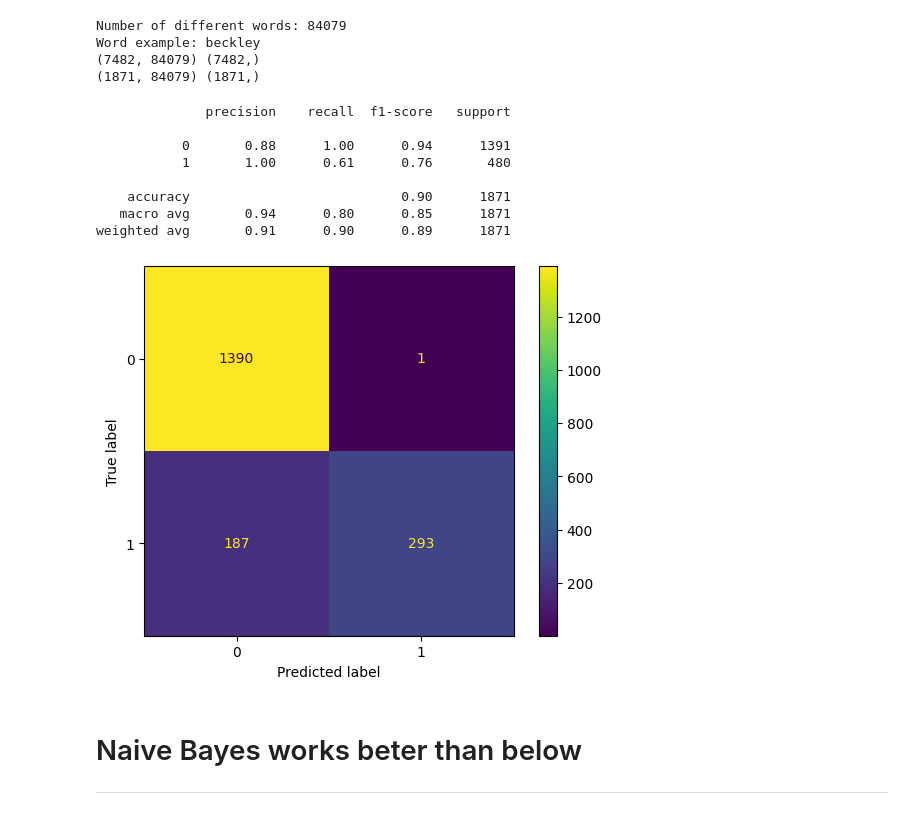
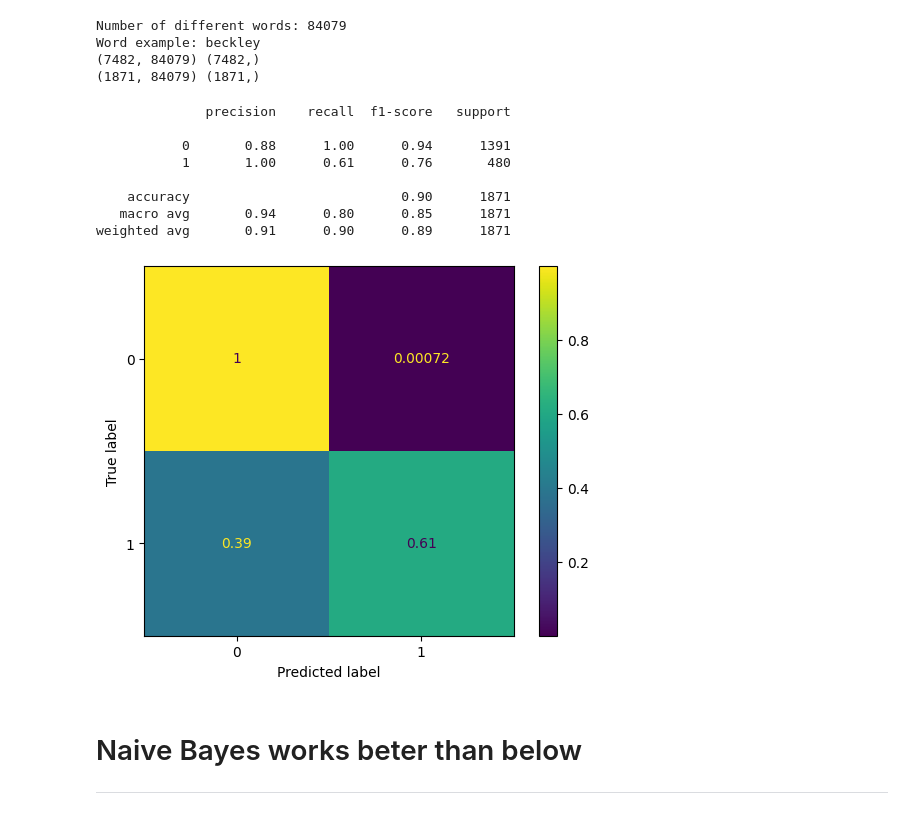
Before and after one commit to ahosk/qtw_smu, a Jupyter notebook: Case Study 3: Clustering/Notebooks/CS3.ipynb, the cells around one changed output. Cells and saved outputs as stored; diff of their text form; code cells hidden in the pictures.

```diff
--- a/Case Study 3: Clustering/Notebooks/CS3.ipynb
+++ b/Case Study 3: Clustering/Notebooks/CS3.ipynb
@@ -182,33 +182,33 @@ Word example: beckley
 # %%
 from sklearn.naive_bayes import MultinomialNB
 from sklearn.metrics import completeness_score
 from sklearn.metrics import accuracy_score,ConfusionMatrixDisplay,classification_report
 # Create classifier.
 clf = MultinomialNB()
 
 # Fit the classifier on the training features and labels.
 clf.fit(X_train, y_train)
 
 # Make prediction - Store predictions in a list named pred.
 pred = clf.predict(X_test)
 
 #print(completeness_score(y_test,pred))
 # Calculate the accuracy on the test data.
 #print("Accuracy: {}".format(clf.score(X_test, y_test)))
 
 accuracy_score(y_test,pred)
 print(classification_report(y_test,pred))
-ConfusionMatrixDisplay.from_estimator(clf,X_test,y_test);
+ConfusionMatrixDisplay.from_predictions(y_test,pred,normalize='true');
 # %% [output]
               precision    recall  f1-score   support
 
            0       0.88      1.00      0.94      1391
            1       1.00      0.61      0.76       480
 
     accuracy                           0.90      1871
    macro avg       0.94      0.80      0.85      1871
 weighted avg       0.91      0.90      0.89      1871
-[figure, old version]
+[figure, new version]
 # %% [markdown]
 # Naive Bayes works beter than below
 ***
```
